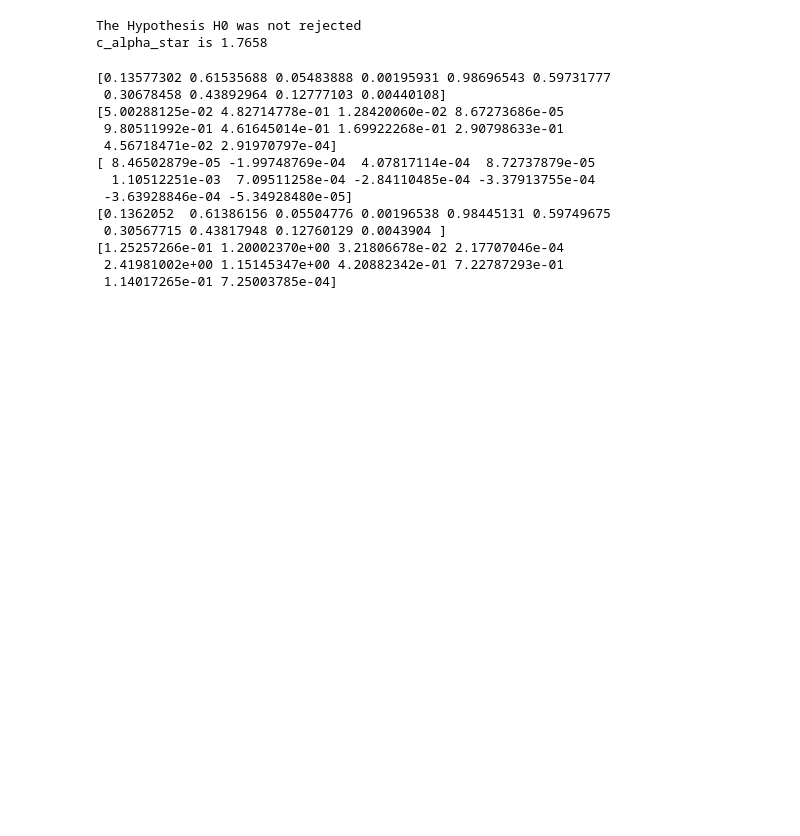
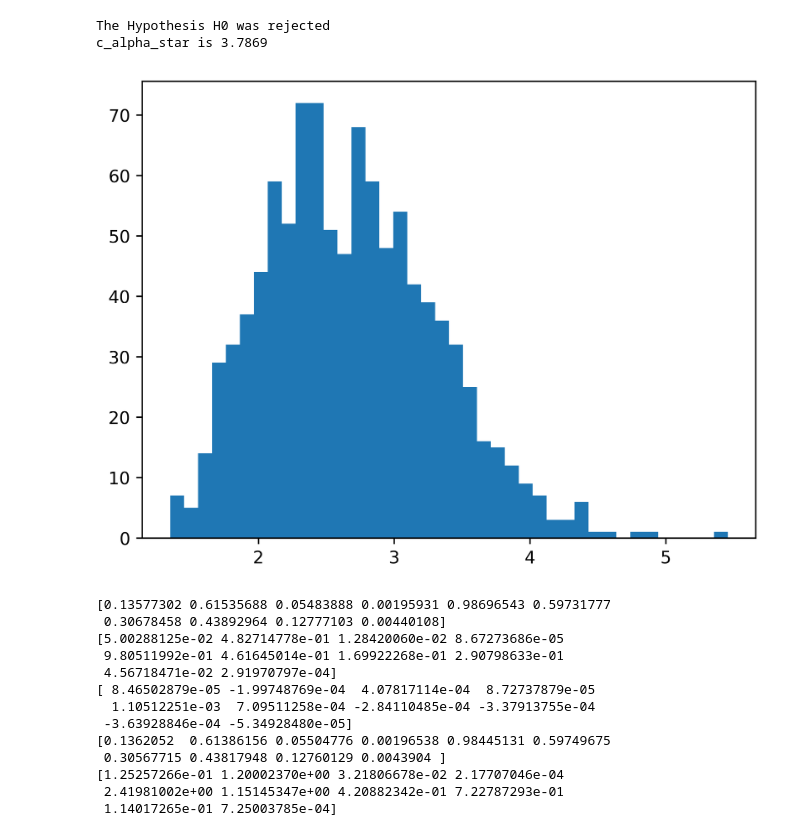
Before and after one commit to JonasEmrich/Wild-Bootstrap-Tests, a Jupyter notebook: wild_bootstrap.ipynb, the cells around one changed output. Saved outputs shown, nothing was run; the diff lists cells and outputs as text; code cells hidden in the pictures; blank space fills up the shorter version.

```diff
--- a/wild_bootstrap.ipynb
+++ b/wild_bootstrap.ipynb
@@ -1,6 +1,8 @@
 # %%
 import numpy as np
 from tqdm import trange
+rng = np.random.default_rng()
+import matplotlib.pyplot as plt
 
 def bartlett_priestley_kernel(u, h):
     return np.maximum((1/h) * (3/4) * (1- np.power(u / h, 2)), 0)
@@ -35,7 +37,7 @@ def get_wild_residual(epsilon_hat):
     """
         PLEASE INPUT VECTOR
     """
-    p = np.random.random_sample(epsilon_hat.shape[0])
+    p = rng.random(epsilon_hat.shape[0])
     gamma = (5 + np.sqrt(5)) / 10
     mask = p < gamma
     a = ((1-np.sqrt(5)) / 2) * epsilon_hat
@@ -47,15 +49,15 @@ def get_wild_residual_normal(epsilon_hat):
     """
         PLEASE INPUT VECTOR
     """
-    V_i = np.random.standard_normal(epsilon_hat.shape[0])
+    V_i = rng.standard_normal(epsilon_hat.shape[0])
     return ((1/np.sqrt(2))*V_i + (1/2)*(np.square(V_i)-1))*epsilon_hat
 
 def generate_synthetic_data(m1, m2, sigma):
     """
         All inputs should be 1d np arrays of the same shape # TODO Try other distributions
     """
-    y1 = m1 + np.random.standard_normal(m1.shape[0]) * sigma
-    y2 = m2+ np.random.standard_normal(m1.shape[0]) * sigma
+    y1 = m1 + rng.standard_normal(m1.shape[0]) * sigma
+    y2 = m2 + rng.standard_normal(m1.shape[0]) * sigma
 
     return y1, y2
 
@@ -73,11 +75,11 @@ def wild_bootstrap(y1, y2, kernel_function, h, g, residual_function, B, alpha):
 
     Tn_star = np.zeros(B)
 
+    m1_g = smoothed_estimate(y1, kernel_function, g)
+
     for i in trange(B): # TODO Parllelize
         wild_epsilon_1 = residual_function(epsilon_hat_1)
         wild_epsilon_2 = residual_function(epsilon_hat_2)
-
-        m1_g = smoothed_estimate(y1, kernel_function, g)
 
         y1_star = m1_g + wild_epsilon_1
         y2_star = m1_g + wild_epsilon_2
@@ -92,10 +94,10 @@ def wild_bootstrap(y1, y2, kernel_function, h, g, residual_function, B, alpha):
 
     rejected_bool = Tn > c_alpha_star
 
-    print("The Hypothesis H0 was %srejected" %("" if rejected_bool else "not"))
+    print("The Hypothesis H0 was %srejected" %("" if rejected_bool else "not "))
     print("c_alpha_star is %.4f"%c_alpha_star)
 
-    return Tn > c_alpha_star, c_alpha_star
+    return Tn > c_alpha_star, c_alpha_star, Tn_star
 # %%
 N = 500
 x = np.arange(N)/N
@@ -104,10 +106,16 @@ m2 = np.sin(np.pi*2*x) + np.exp((-800)*np.power(x-0.5, 2))
 sigma = 0.7 - 1.4*np.square(x-0.5)
 
 y1, y2 = generate_synthetic_data(m1, m2, sigma)
-rejected_bool, c_alpha_star = wild_bootstrap(y1, y1, bartlett_priestley_kernel, h=0.02, g=0.03, residual_function=get_wild_residual, B=1000, alpha=0.95)
+rejected_bool, c_alpha_star, Tn_star = wild_bootstrap(y1, y2, bartlett_priestley_kernel, h=0.02, g=0.03, residual_function=get_wild_residual, B=1000, alpha=0.05)
 # %% [output]
-The Hypothesis H0 was not rejected
-c_alpha_star is 1.7658
+The Hypothesis H0 was rejected
+c_alpha_star is 3.7869
+# %%
+plt.figure(dpi=600)
+plt.hist(Tn_star, bins=40)
+plt.show()
+# %% [output]
+[figure, added]
 # %%
 epsilon_hat = np.random.random_sample(10)
 x_all = np.zeros((1000000, 10))
```
